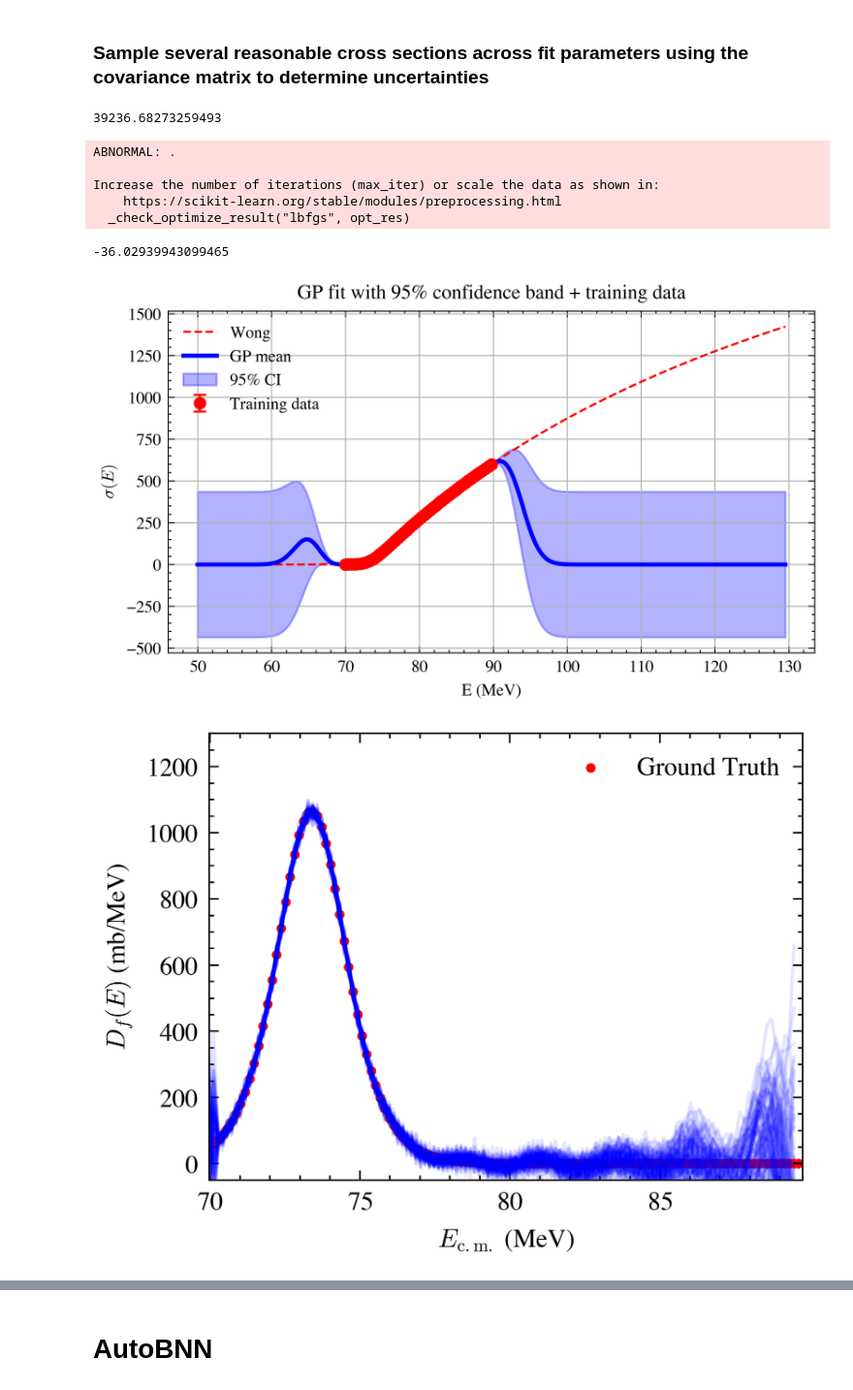
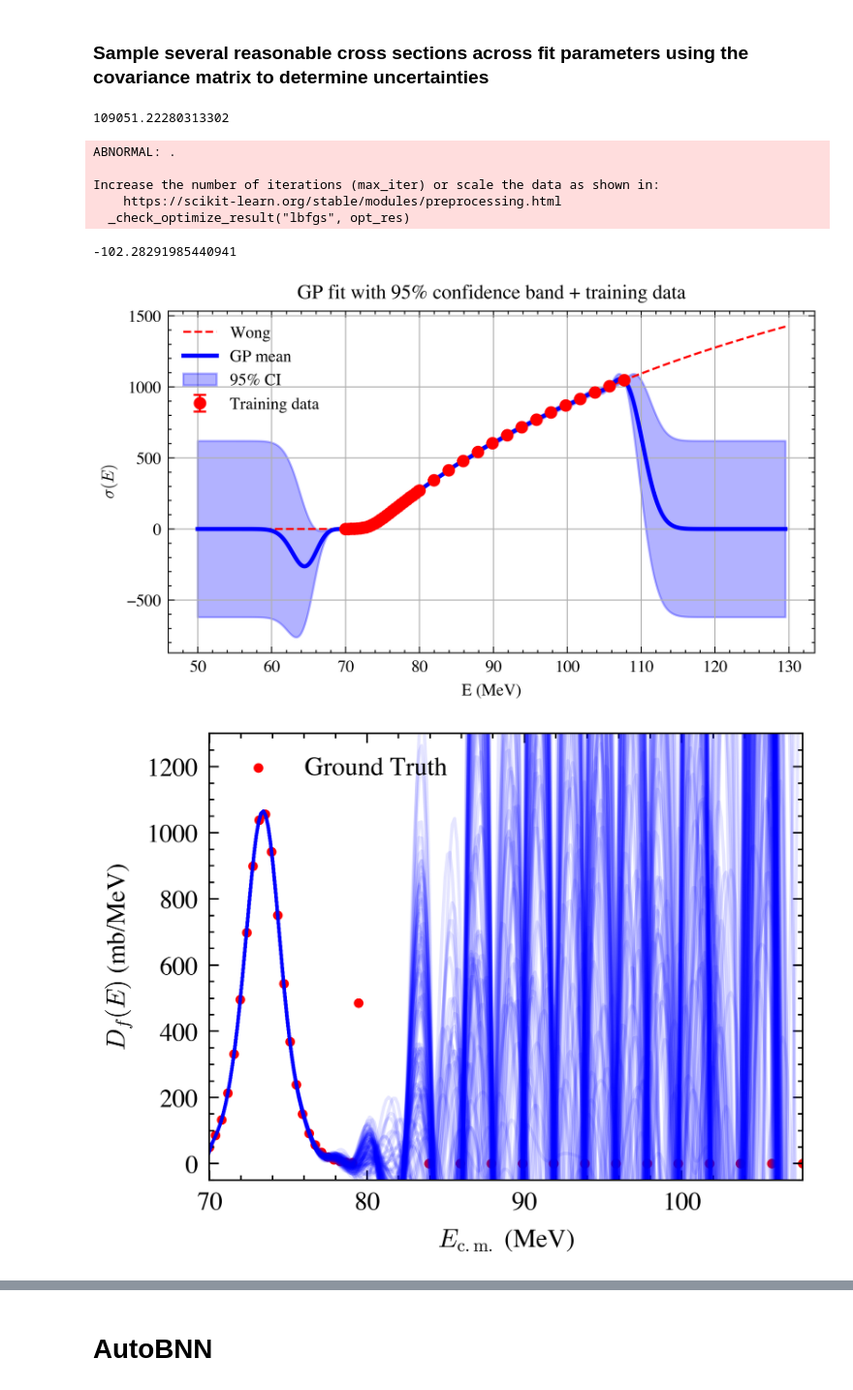
Before and after one commit to aaron-philip/barrier-extraction, a Jupyter notebook: Morton1999.ipynb, the cells around one changed output, grey strips where cells are left out. Shown at 97% size. Cells and saved outputs as stored; diff of their text form; code cells hidden in the pictures.

```diff
--- a/Morton1999.ipynb
+++ b/Morton1999.ipynb
@@ -225,7 +225,7 @@ def train_gp(E_train, sigma_mu_train, delta_sigma_train, n_restarts=20, kernel=N
         # 3) Build kernel: Constant * RBF  + WhiteKernel
         k_rbf   = ConstantKernel() * RBF(length_scale=1.0, )#length_scale_bounds=(lbound, ubound)) # *ConstantKernel(constant_value=var_y0, constant_value_bounds=(var_y0/100, var_y0*100))
         k_noise = WhiteKernel(noise_level=1e-5 , noise_level_bounds=(1e-9, 1e-5))
-        kernel  = k_rbf +k_noise
+        kernel  = k_rbf #+k_noise
 
     # 4) Instantiate and fit GP
     gp = GaussianProcessRegressor(
@@ -240,17 +240,19 @@ def train_gp(E_train, sigma_mu_train, delta_sigma_train, n_restarts=20, kernel=N
 
 
 # Create a training set for the GP:
-interval = 10
+fine_interval = 10
+coarse_interval = 50
 start = 0#np.argmin(np.abs(E_fine - 75.0))
+mid = np.argmin(np.abs(E_fine- 80.0))
 stop = np.argmin(np.abs(E_fine- 90.0))
-#E_train = E_fine[start:stop:interval]  + E_fine[stop:-1:interval*30]
-E_train = E_fine[start:stop:interval]
+E_train = np.concatenate((E_fine[start:mid:fine_interval], E_fine[mid:-1:coarse_interval]))
+#E_train = E_fine[start:stop:interval]
 
-sigma_train = sigma_mean[start:stop:interval]
-sigma_train_var = sigma_var[start:stop:interval]
+sigma_train = np.concatenate((sigma_mean[start:mid:fine_interval], sigma_mean[mid:-1:coarse_interval]))#sigma_mean[start:stop:interval]
+sigma_train_var = np.concatenate((sigma_var[start:mid:fine_interval], sigma_var[mid:-1:coarse_interval]))#sigma_var[start:stop:interval]
 gp = train_gp(E_train, sigma_train, sigma_train_var)
 # %% [output]
-39236.68273259493
+109051.22280313302
 ABNORMAL: .
 
 Increase the number of iterations (max_iter) or scale the data as shown in:
@@ -259,7 +261,7 @@ Increase the number of iterations (max_iter) or scale the data as shown in:
 # %%
 gp.log_marginal_likelihood()
 # %% [output]
--36.02939943099465
+-102.28291985440941
 # %%
 E_eval = np.linspace(E_data.min()-20, E_data.max()+20, 500)
 # Plot the GP with the training data and the uncertainty:
@@ -269,31 +271,31 @@ plot_gp_with_data(gp, E_plot=E_eval, E_train=E_train, sigma_mu_train=sigma_train
 
 plt.show()
 # %% [output]
-[figure, old version]
+[figure, new version]
 # %%
 from src.utils import barrier_dist, point_diff
 E_dist = np.arange(E_train[0],E_train[-1], 0.15)
 n_samples=100
 n_cut=0
 y_samples = gp.sample_y(E_dist.reshape(-1,1), n_samples=n_samples)
 ndist = np.zeros((len(E_dist),n_samples))
 for i in range(n_samples):
     ndist[:,i] = barrier_dist(E_dist,y_samples[:,i],acc=4)
     plt.plot(E_dist[n_cut:-n_cut-1],ndist[n_cut:-n_cut-1,i],marker="",ls='-',lw=1,ms=0,alpha=0.1, color='b')
-true = barrier_dist(E_dist,sigma(E_dist,E0_opt,R0_opt,hbarw_opt),acc=4)
+true = barrier_dist(E_train,sigma(E_train,E0_opt,R0_opt,hbarw_opt),acc=4)
 #plt.plot(E_dist[5:-5:10],true[5:-5:10],linestyle='--',color='r',label=r'True $D_{f}(E)$')
 spacing = 1
-plt.scatter(E_dist[::spacing],true[::spacing],marker='o',color='r',label=r'Ground Truth', s=4)
+plt.scatter(E_train[::spacing],true[::spacing],marker='o',color='r',label=r'Ground Truth', s=4)
 
 plt.legend()
 plt.ylabel(r'$D_f(E)$ (mb/MeV)')
 plt.xlim(E_train[0], E_train[-1])
 plt.ylim(-50,1300)
 plt.xlabel(r'$E_{\mathrm{c.m.}}$ (MeV)')
 
 plt.show()
 # %% [output]
-[figure, old version]
+[figure, new version]
 # %%
 for i in range(n_samples):
     plt.plot(E_dist[n_cut:-n_cut-1], y_samples[n_cut:-n_cut-1,i])
```
Also changed, not shown: parts of 13 cells of this notebook, 4 other files.
